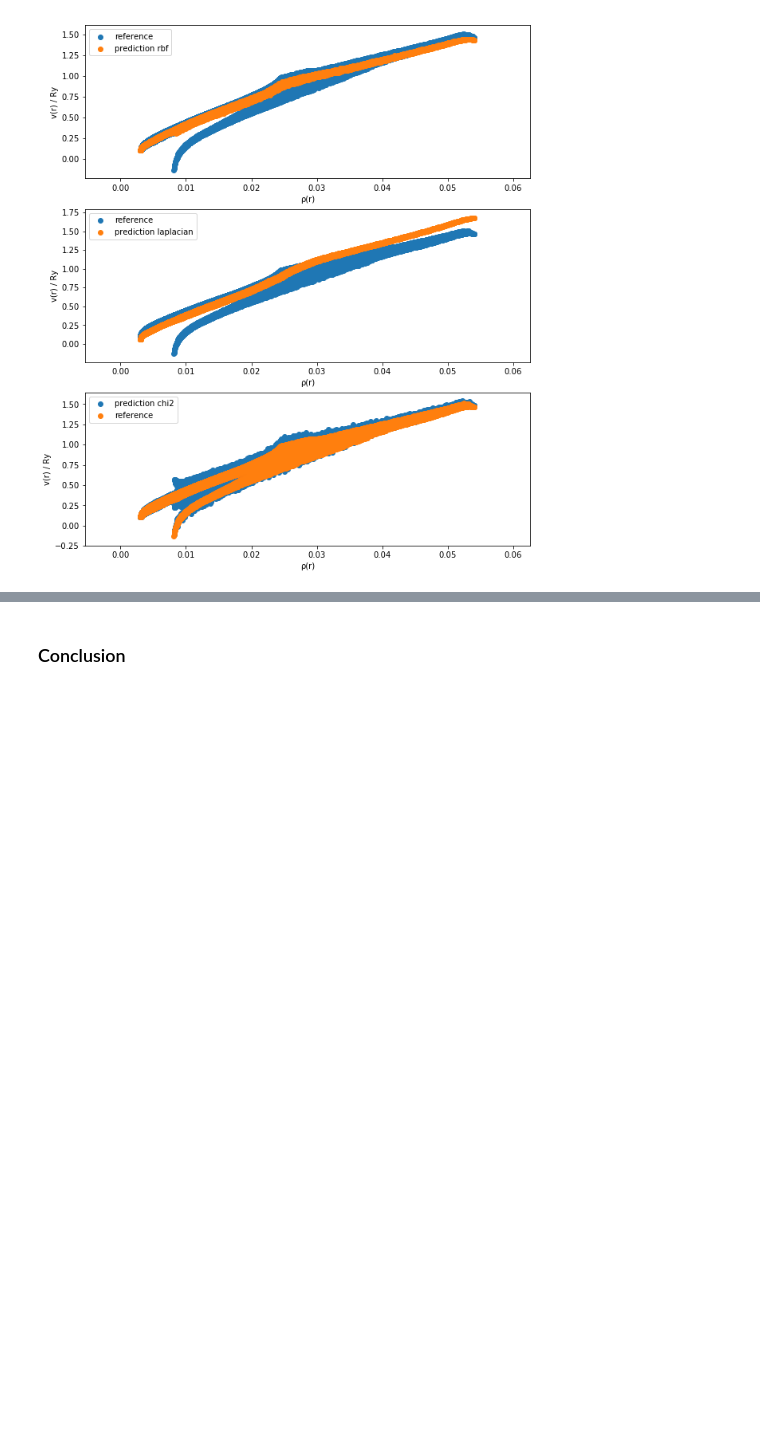
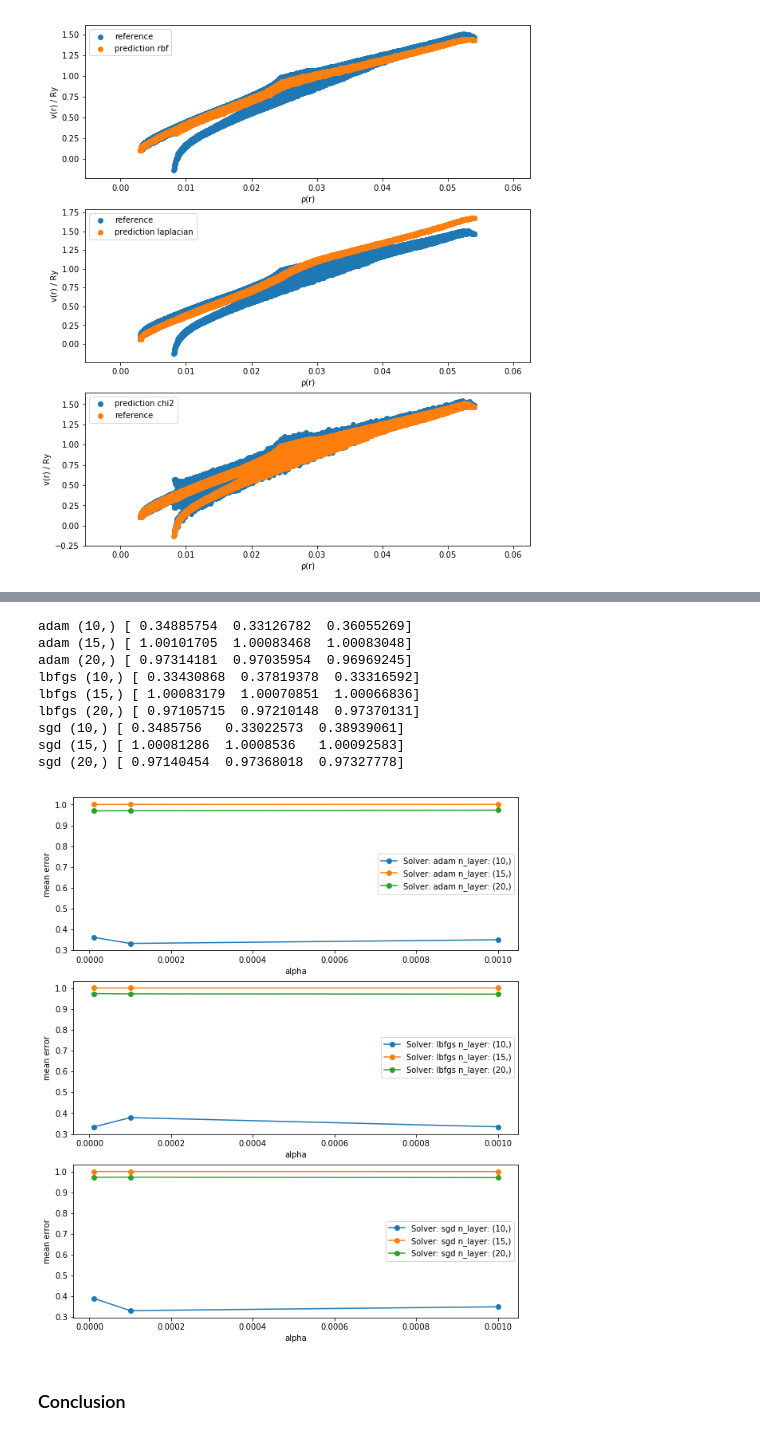
Before and after one commit to buralin/Data_Science_NL_Potential, a Jupyter notebook: Final_Report.ipynb, the cells around one changed output, grey strips where cells are left out. Saved outputs shown, nothing was run; the diff lists cells and outputs as text; code cells hidden in the pictures; blank space fills up the shorter version.

```diff
--- a/Final_Report.ipynb
+++ b/Final_Report.ipynb
@@ -384,10 +376,0 @@ prediction = model.predict(X_test)
-# %%
-mpl.rcParams['figure.figsize'] = (5,6)
-
-for i in range(1,11,2) :
-    plt.scatter(X_test[i], Y_test[i],label = 'actual')
-    plt.scatter(X_test[i],prediction[i],label = 'predict')
-    plt.xlabel('ρ(r)')
-    plt.ylabel('v(r) / Ry')
-    plt.legend()
-    plt.show()
@@ -399,0 +422,23 @@ for i in range(1,11,2) :
+# %%
+n_layer = [(10,), (15,), (20,) ]
+solve = ['adam','lbfgs','sgd']
+alpha = [0.001, 0.0001, 0.00001]
+score_array_2 = np.zeros((len(tol),len(n_layer),len(alpha)))
+inner = 0
+inner2 = 0
+inner3 = 0
+for j in n_layer:
+    inner2 = 0
+    for i in solve:
+        inner3 = 0
+        for h in alpha:
+            modelnn = MLPRegressor(hidden_layer_sizes= j, alpha = h, solver = i)
+            modelnn.fit(X_train,Y_train)
+            predict_nn = modelnn.predict(X_test)
+            score = 0.1*(1/125000)*np.sum(np.abs((predict_nn[:]-Y_test[:])/Y_test[:]))
+            print('n_layer: ',j,'solver: ',i, 'alpha:', h, 'score: ',score)
+            score_array_2[inner][inner2][inner3] = score
+            print (score_array_2[inner][inner2][inner3])
+            inner3 +=1
+        inner2 += 1
+    inner += 1
@@ -400,3 +463,25 @@ for i in range(1,11,2) :
+# %%
+mpl.rcParams['figure.figsize'] = (10,12)
+fig, axes = plt.subplots(nrows=3,ncols=1)
+for i in range(len(solve)):
+    for j in range(len(n_layer)):
+        print (solve[i],n_layer[j], score_array_2[i][j])
+        axes[i].plot(alpha,score_array_2[i][j],label = 'Solver: '+solve[i]+' n_layer: '+str(n_layer[j]), marker = 'o')
+        axes[i].set_xlabel('alpha')
+        axes[i].set_ylabel('mean error')
+        axes[i].legend()
+plt.show()
+# %% [output]
+adam (10,) [ 0.34885754  0.33126782  0.36055269]
+adam (15,) [ 1.00101705  1.00083468  1.00083048]
+adam (20,) [ 0.97314181  0.97035954  0.96969245]
+lbfgs (10,) [ 0.33430868  0.37819378  0.33316592]
+lbfgs (15,) [ 1.00083179  1.00070851  1.00066836]
+lbfgs (20,) [ 0.97105715  0.97210148  0.97370131]
+sgd (10,) [ 0.3485756   0.33022573  0.38939061]
+sgd (15,) [ 1.00081286  1.0008536   1.00092583]
+sgd (20,) [ 0.97140454  0.97368018  0.97327778]
+[figure, added]
 # %% [markdown]
 ###  Conclusion  <a name="paragraph6"></a>
 # %% [markdown]
```
Also changed, not shown: parts of 12 cells of this notebook.
